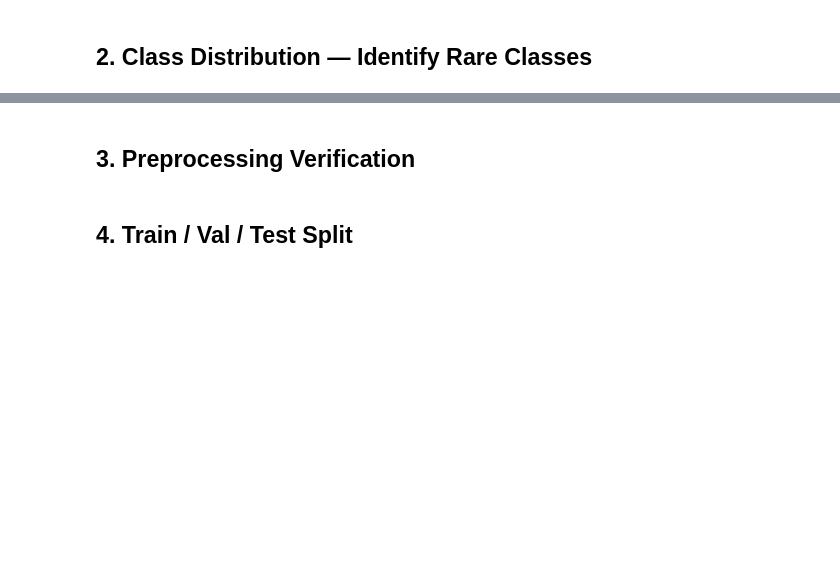
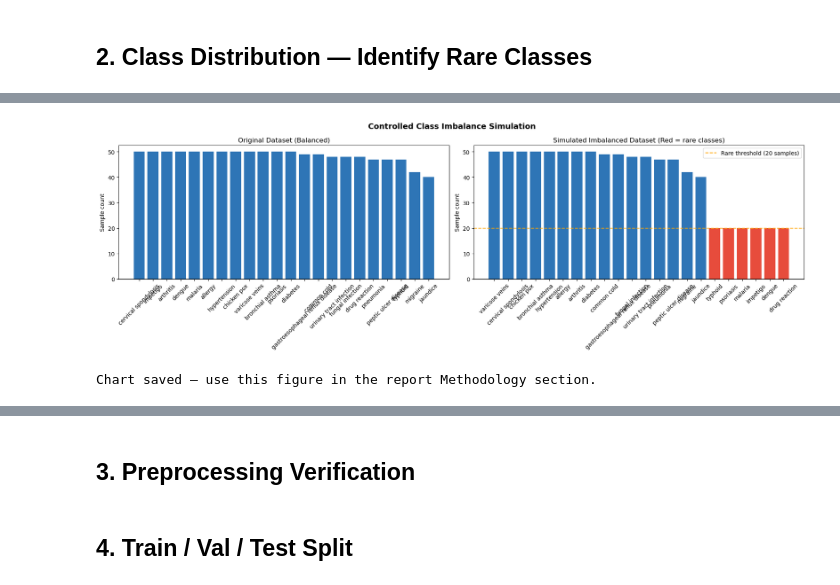
Before and after one commit to tharUmesh/diaggen-plus, a Jupyter notebook: notebooks/phase0_eda.ipynb, the cells around one changed output, grey strips where cells are left out. Drawn from its saved outputs; the diff is of its cells as text; code cells hidden in the pictures; blank space fills up the shorter version.

```diff
--- a/notebooks/phase0_eda.ipynb
+++ b/notebooks/phase0_eda.ipynb
@@ -41,0 +128,17 @@ df.head()
+# %%
+# ── Step 2: Define rare classes (fill in after running the cell above) ────────
+# Choose 5-7 diseases. Good candidates are ones that are clinically less common
+# or have natural synonyms with rarer presentations.
+# Example shown — UPDATE these to match your actual dataset class names:
+
+RARE_DISEASES = [
+    "dengue",
+    "drug reaction",
+    "impetigo",
+    "malaria",
+    "psoriasis",
+    "typhoid"
+]  # <-- fill in from the list printed above
+
+assert len(RARE_DISEASES) >= 5, 'Select at least 5 rare diseases for a meaningful experiment'
+print(f'Designated rare classes ({len(RARE_DISEASES)}): {RARE_DISEASES}')
@@ -41,0 +186,36 @@ df.head()
+# %%
+# ── Step 4: Visualise the imbalance ──────────────────────────────────────────
+import matplotlib.pyplot as plt
+from pathlib import Path
+FIGURES_DIR = Path('../reports/figures')
+
+counts_imb = df_imbalanced['disease'].value_counts()
+colours = ['#E74C3C' if d in RARE_DISEASES else '#2E75B6'
+           for d in counts_imb.index]
+
+fig, axes = plt.subplots(1, 2, figsize=(18, 6))
+
+# Original (balanced)
+orig_counts = df['disease'].value_counts()
+axes[0].bar(orig_counts.index, orig_counts.values, color='#2E75B6')
+axes[0].set_title('Original Dataset (Balanced)')
+axes[0].set_ylabel('Sample count')
+axes[0].tick_params(axis='x', rotation=45)
+
+# Imbalanced
+axes[1].bar(counts_imb.index, counts_imb.values, color=colours)
+axes[1].axhline(y=RARE_N_SAMPLES, color='orange', linestyle='--',
+                label=f'Rare threshold ({RARE_N_SAMPLES} samples)')
+axes[1].set_title('Simulated Imbalanced Dataset (Red = rare classes)')
+axes[1].set_ylabel('Sample count')
+axes[1].tick_params(axis='x', rotation=45)
+axes[1].legend()
+
+plt.suptitle('Controlled Class Imbalance Simulation', fontsize=14, fontweight='bold')
+plt.tight_layout()
+plt.savefig(FIGURES_DIR / 'class_imbalance_simulation.png', dpi=150)
+plt.show()
+print('Chart saved — use this figure in the report Methodology section.')
+# %% [output]
+[figure, added]
+Chart saved — use this figure in the report Methodology section.
```
Also changed, not shown: parts of 10 cells of this notebook, 10 other files.
